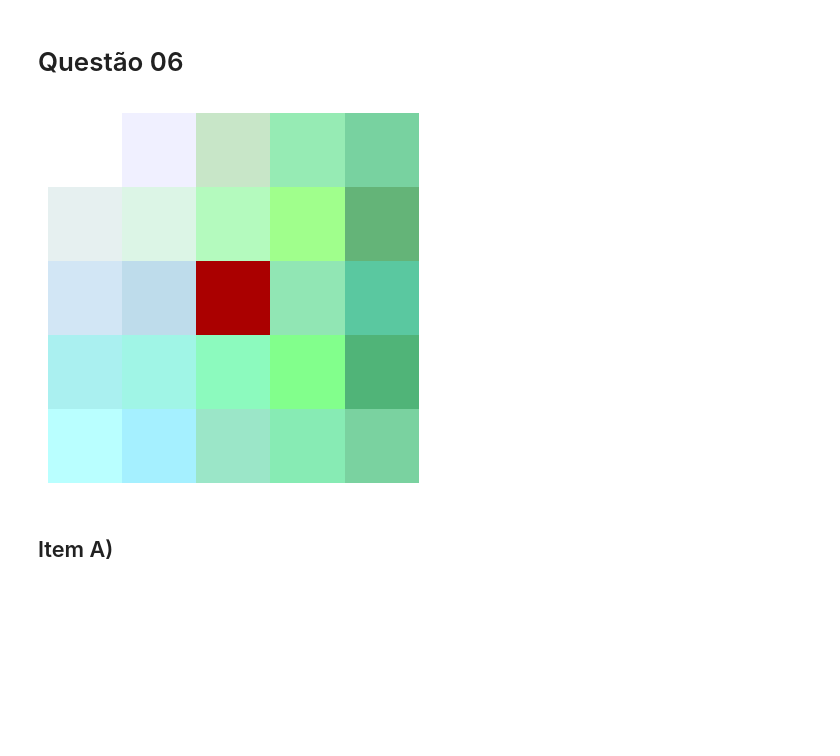
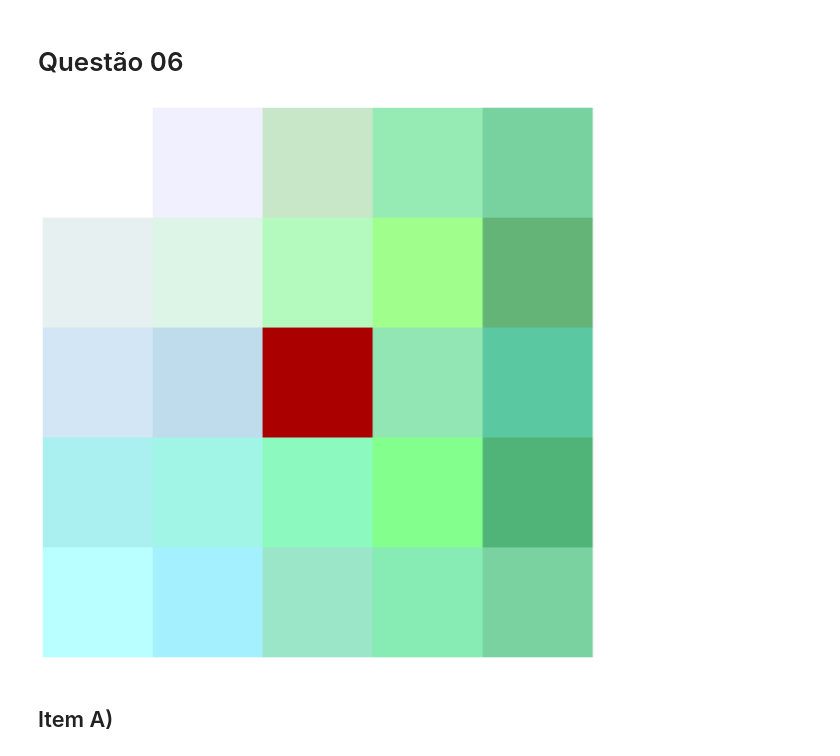
Before and after one commit to Manuelfjr/pdi, a Jupyter notebook: notebooks/00_atv01_code.ipynb, the cells around one changed output. Saved outputs shown, nothing was run; the diff lists cells and outputs as text; code cells hidden in the pictures; blank space fills up the shorter version.

Commit message:
update: gera imagens para atv01 q06

```diff
--- a/notebooks/00_atv01_code.ipynb
+++ b/notebooks/00_atv01_code.ipynb
@@ -169,10 +169,10 @@ B = np.array(
     ]
 )
 # %%
-fig5, ax5 = gerar_imagem_rgb(R, G, B, figsize=(12, 4))
+fig5, ax5 = gerar_imagem_rgb(R, G, B, figsize=(12, 12))
 fig5.savefig(PROJECT_DIR / "assets" / "atv04-q06-01.png", dpi=400)
 # %% [output]
-[figure, old version]
+[figure, new version]
 # %% [markdown]
 ## Item A)
 # %%
```
Also changed, not shown: parts of 1 cell of this notebook, 2 other files.
